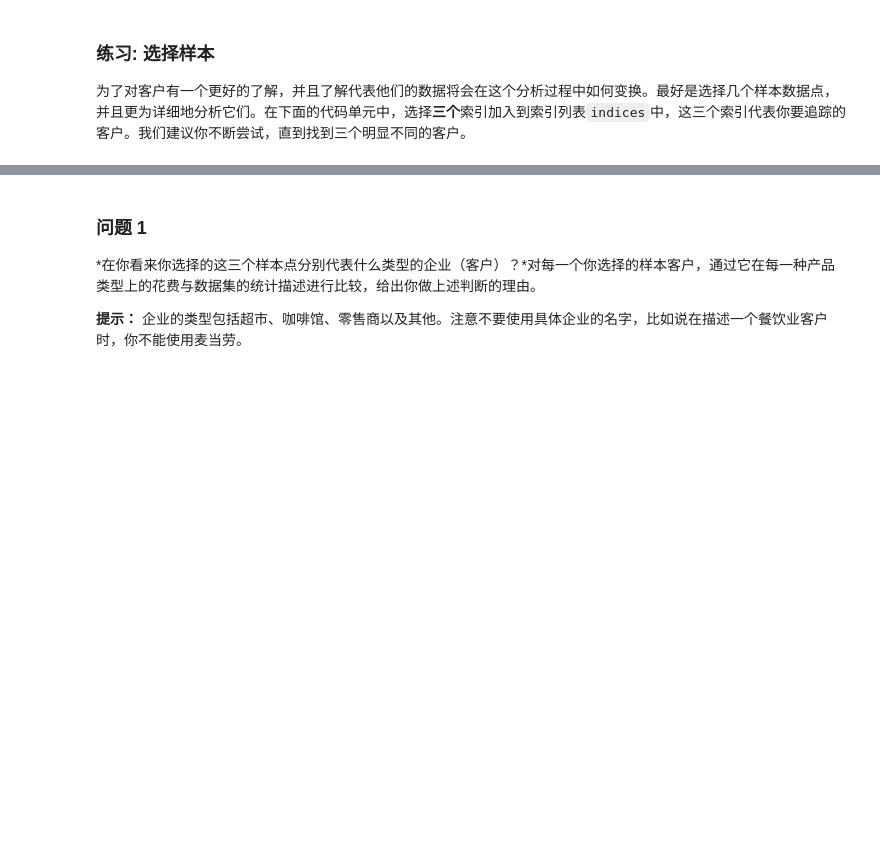
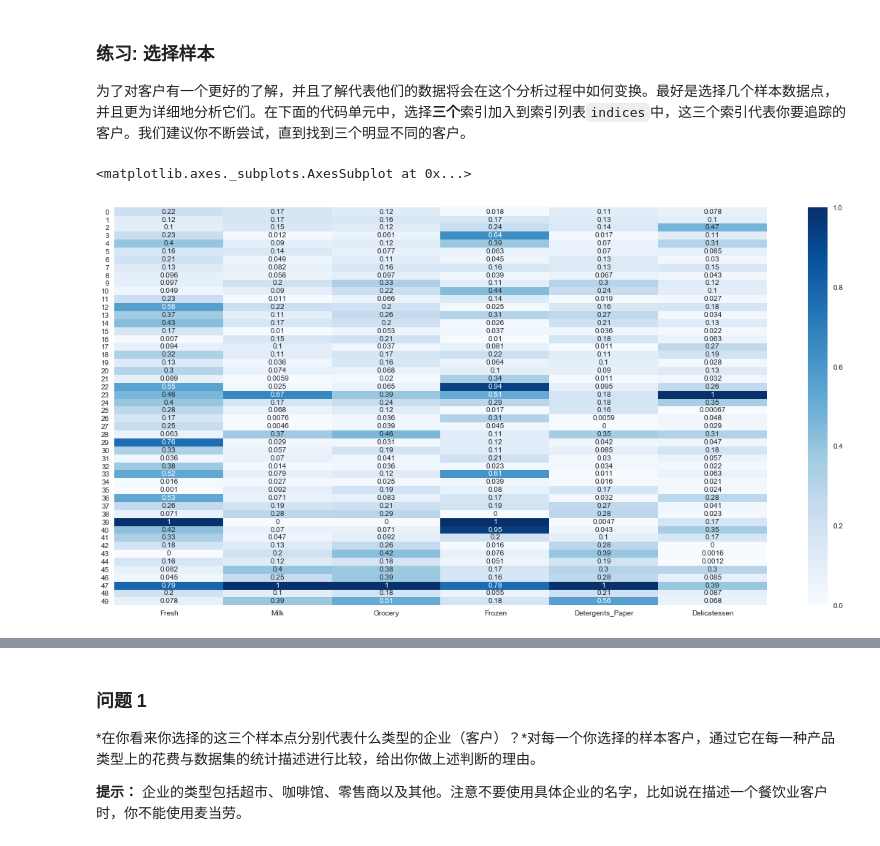
Before and after one commit to siyuanxu/udacity-ml, a Jupyter notebook: 03_customer_segments/customer_segments.ipynb, the cells around one changed output, grey strips where cells are left out. Saved outputs shown, nothing was run; the diff lists cells and outputs as text; code cells hidden in the pictures; blank space fills up the shorter version.

```diff
--- a/03_customer_segments/customer_segments.ipynb
+++ b/03_customer_segments/customer_segments.ipynb
@@ -61,5 +61,24 @@ display(data.describe())
 # %% [markdown]
 ### 练习: 选择样本
 为了对客户有一个更好的了解，并且了解代表他们的数据将会在这个分析过程中如何变换。最好是选择几个样本数据点，并且更为详细地分析它们。在下面的代码单元中，选择**三个**索引加入到索引列表`indices`中，这三个索引代表你要追踪的客户。我们建议你不断尝试，直到找到三个明显不同的客户。
+# %%
+# 看到之前学长的项目里都采用了热力图的显示方法来找出独特的样本点，在这里也参考这种方法来进行尝试
+import seaborn as sns
+import matplotlib.pyplot as plt
+from sklearn import preprocessing
+
+data_10 = data[:50]
+X = np.array(data_10, dtype=np.float32)
+
+# 特征缩放
+min_max_scaler = preprocessing.MinMaxScaler()
+X = min_max_scaler.fit_transform(X)
+
+# 绘制heatmaps
+plt.figure(figsize=(20,10))
+sns.heatmap(X, annot=True, cmap='Blues', xticklabels=list(data.keys()))
+# %% [output]
+<matplotlib.axes._subplots.AxesSubplot at 0x...>
+[figure, added]
 # %%
 # TODO：从数据集中选择三个你希望抽样的数据点的索引
```
Also changed, not shown: parts of 36 cells of this notebook, 3 other files.
